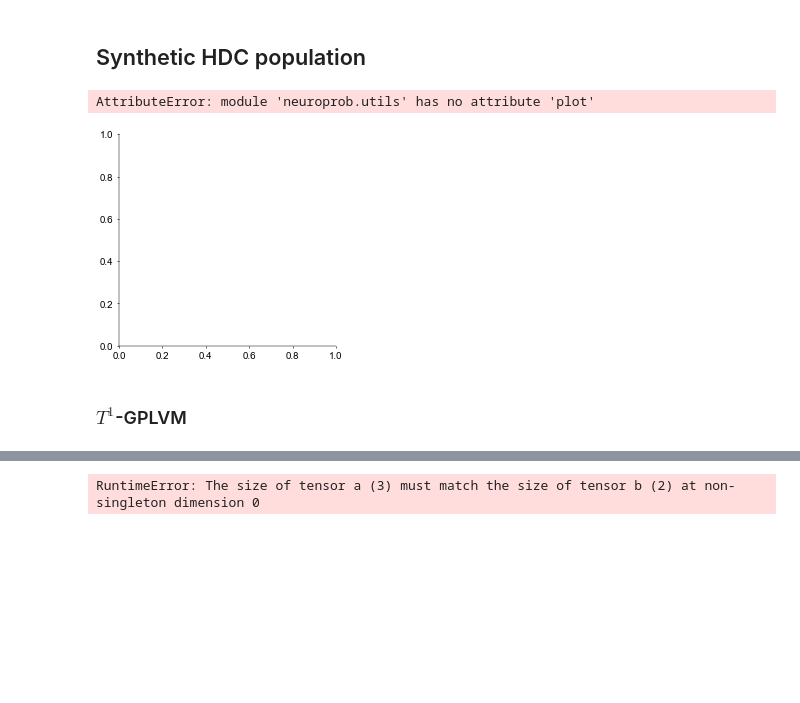
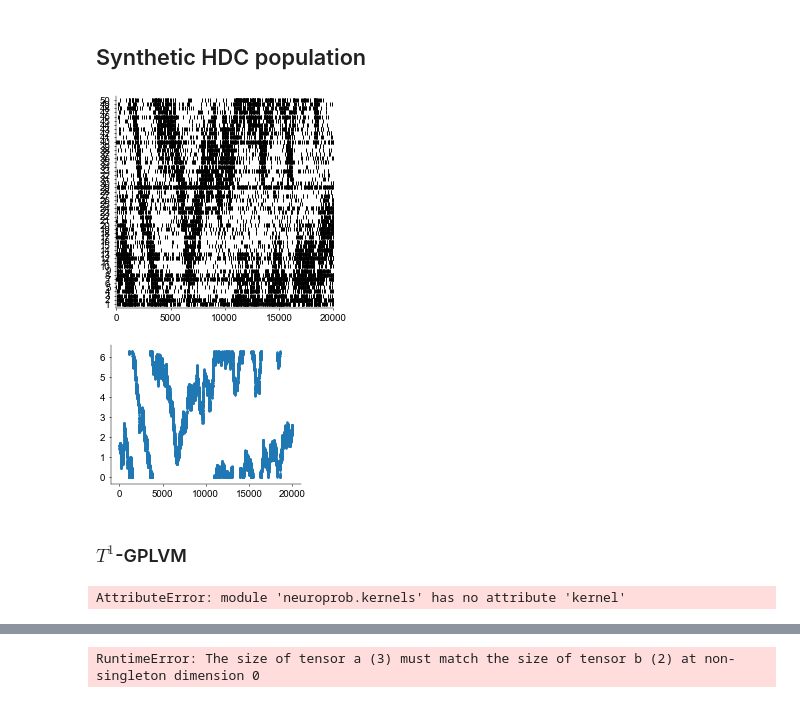
Before and after one commit to davindicode/universal-count-model, a Jupyter notebook: lib/examples/torus_GPLVM.ipynb, the cells around one changed output, grey strips where cells are left out. Saved outputs shown, nothing was run; the diff lists cells and outputs as text; code cells hidden in the pictures; blank space fills up the shorter version.

```diff
--- a/lib/examples/torus_GPLVM.ipynb
+++ b/lib/examples/torus_GPLVM.ipynb
@@ -38,12 +38,36 @@ from neuroprob import utils
 
 dev = nprb.inference.get_device()
 
-plt.style.use(['../paper.mplstyle'])
+#plt.style.use(['../paper.mplstyle'])
 # %% [output]
 The autoreload extension is already loaded. To reload it, use:
   %reload_ext autoreload
 PyTorch version: 1.13.0+cu117
 Using device: cuda:0
+# %%
+def raster_plot(
+    figax, spikes, time_bins, bin_time, units, colors=None, marker="|", markersize=2
+):
+    """
+    Visualize a 2D array representing point events, spikes has shape (timstep, units).
+
+    :param list colors: colors to be included in the colormap
+    :param string name: name the colormap
+    :returns: figure and axis
+    :rtype: tuple
+    """
+    fig, ax = figax
+    if colors is None:
+        col = ["k"] * units
+    else:
+        col = colors
+    for i in range(units):
+        t = np.nonzero(spikes[i, :])[0] * bin_time
+        ax.scatter(t, (i + 1) * np.ones_like(t), c=col[i], s=markersize, marker=marker)
+
+    ax.set_xlim(0, time_bins * bin_time)
+    ax.set_ylim(0.1, units + 0.9)
+    ax.set_yticks(np.arange(1, units + 1))
 # %% [markdown]
 <a id="synthetic"></a>
 ## Synthetic HDC population
@@ -97,16 +121,16 @@ rhd_t = np.array(rhd_t)
 # %%
 tr = 0
 
 fig, ax = plt.subplots(figsize=(4,4))
-utils.plot.raster_plot((fig, ax), res[tr], track_samples, sample_bin*1000, neurons, markersize=10)
-utils.plot.decorate_ax(ax, xlabel='time (ms)', ylabel='neuron')
+raster_plot((fig, ax), res[tr], track_samples, sample_bin*1000, neurons, markersize=10)
+#utils.plot.decorate_ax(ax, xlabel='time (ms)', ylabel='neuron')
 
 plt.figure()
 plt.scatter(np.arange(track_samples), hd_t[tr], marker='.')
 plt.show()
 # %% [output]
-AttributeError: module 'neuroprob.utils' has no attribute 'plot'
-[figure, old version]
+[figure, new version]
+[figure, added]
 # %% [markdown]
 ### $T^1$-GPLVM
 # %%
@@ -116,24 +140,26 @@ l = 5.*torch.ones(1, out_dims)
 v = torch.ones(out_dims)
 
 constraints = []
-krn_1 = nppl.kernels.kernel.Constant(variance=v, tensor_type=torch.float)
-krn_2 = nppl.kernels.kernel.SquaredExponential(
+krn_1 = nprb.kernels.kernel.Constant(variance=v, tensor_type=torch.float)
+krn_2 = nprb.kernels.kernel.SquaredExponential(
     input_dims=len(l), lengthscale=l, \
     track_dims=[0], topology='torus', f='softplus', \
     tensor_type=torch.float
 )
 
-kernel = nppl.kernels.kernel.Product(krn_1, krn_2)
+kernel = nprb.kernels.kernel.Product(krn_1, krn_2)
 
-p = nppl.inputs.priors.dAR1(torch.tensor(0.), torch.tensor(4.0), 'torus', 1)
-v = nppl.inputs.variational.IndNormal(torch.rand(resamples, 1)*2*np.pi, torch.ones((resamples, 1))*0.1, 'torus', 1)
-input_data = [nppl.inference.prior_variational_pair(1, p, v)]
+p = nprb.inputs.priors.dAR1(torch.tensor(0.), torch.tensor(4.0), 'torus', 1)
+v = nprb.inputs.variational.IndNormal(torch.rand(resamples, 1)*2*np.pi, torch.ones((resamples, 1))*0.1, 'torus', 1)
+input_data = [nprb.inference.prior_variational_pair(1, p, v)]
 
 num_induc = 8
 Xu = torch.tensor(
     [np.linspace(0, 2*np.pi, num_induc+1)[:-1]]
 ).T[None, ...].repeat(out_dims, 1, 1)
 inducing_points = nppl.kernels.kernel.inducing_points(out_dims, Xu, constraints)
+# %% [output]
+AttributeError: module 'neuroprob.kernels' has no attribute 'kernel'
 # %%
 # mapping
 in_dims = Xu.shape[-1]
```
Also changed, not shown: parts of 1 cell of this notebook, 5 other files.
